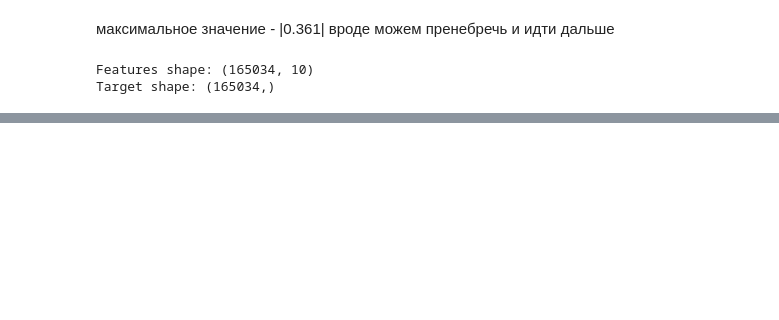
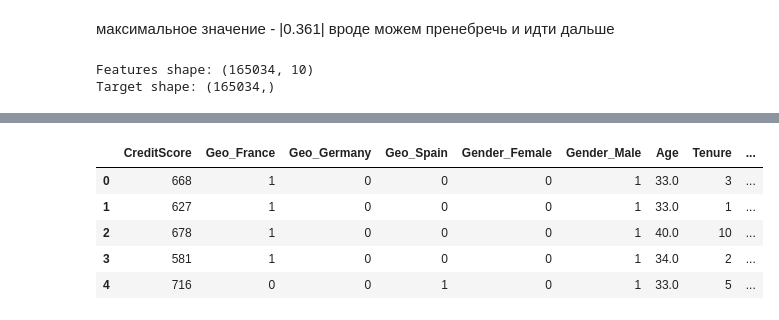
Before and after one commit to Evgeny725/ml-basics, a Jupyter notebook: bank_churn.ipynb, the cells around one changed output, grey strips where cells are left out. Saved outputs shown, nothing was run; the diff lists cells and outputs as text; code cells hidden in the pictures; blank space fills up the shorter version.

```diff
--- a/bank_churn.ipynb
+++ b/bank_churn.ipynb
@@ -578,0 +1036,11 @@ result logged to ml_logs.csv
+# %%
+#Y.describe()
+
+X_raw.head()
+# %% [output]
+|  | CreditScore | Geo_France | Geo_Germany | Geo_Spain | Gender_Female | Gender_Male | Age | Tenure | ... |
+| 0 | 668 | 1 | 0 | 0 | 0 | 1 | 33.0 | 3 | ... |
+| 1 | 627 | 1 | 0 | 0 | 0 | 1 | 33.0 | 1 | ... |
+| 2 | 678 | 1 | 0 | 0 | 0 | 1 | 40.0 | 10 | ... |
+| 3 | 581 | 1 | 0 | 0 | 0 | 1 | 34.0 | 2 | ... |
+| 4 | 716 | 0 | 0 | 1 | 0 | 1 | 33.0 | 5 | ... |
```
Also changed, not shown: parts of 35 cells of this notebook, 1 other file.
